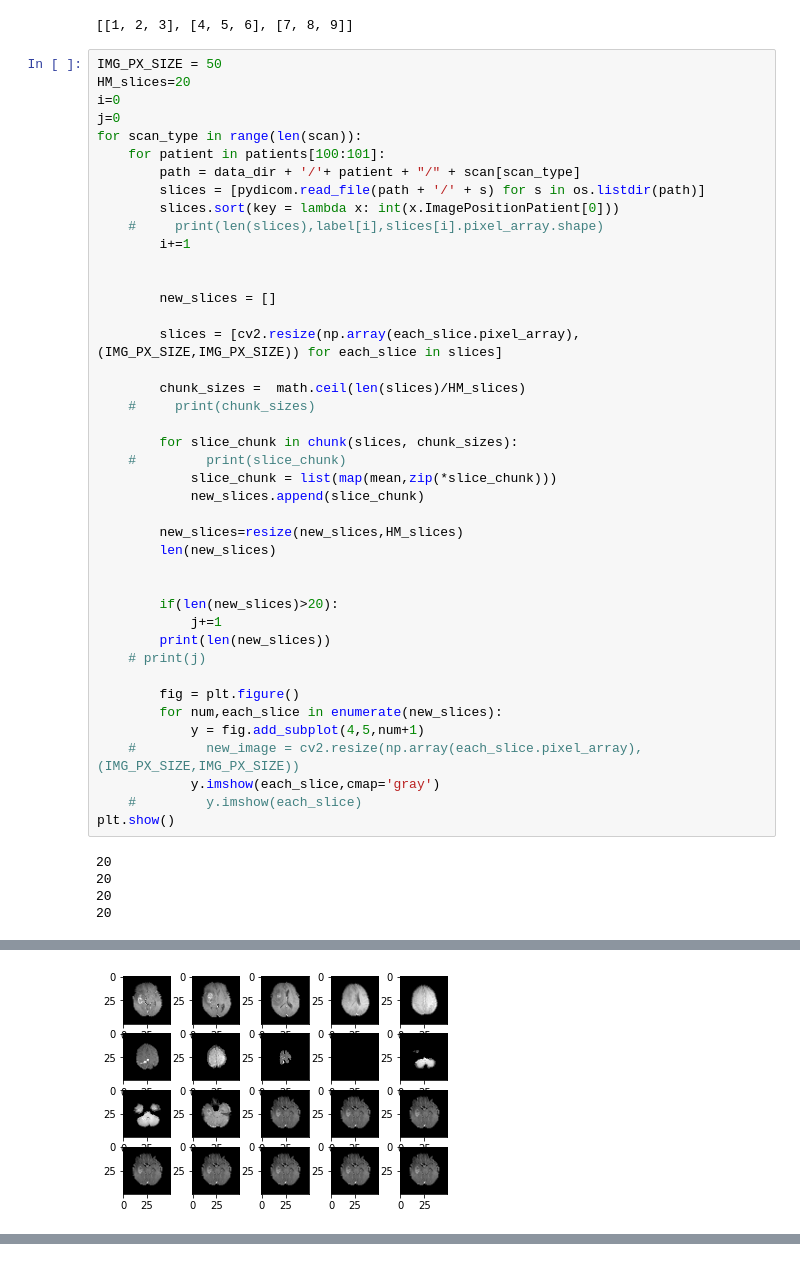
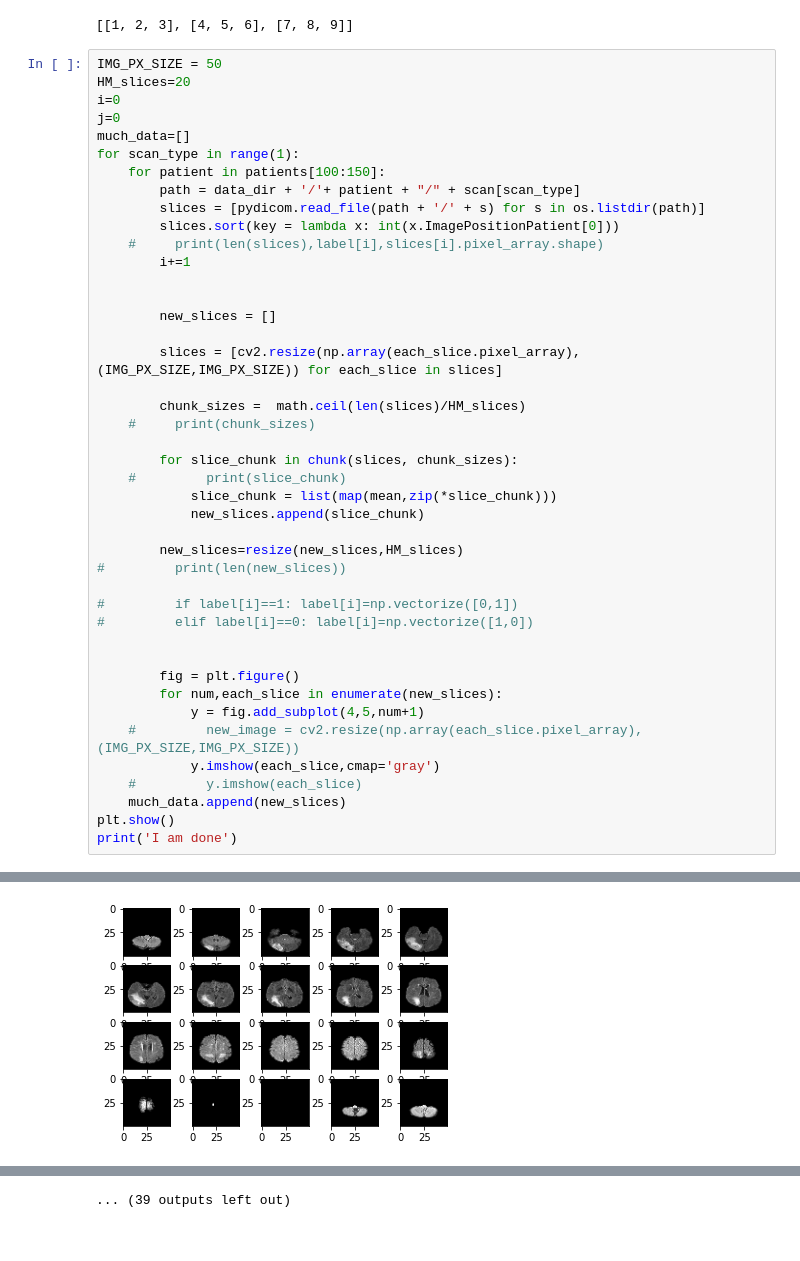
Before and after one commit to morancium/RSNA, a Jupyter notebook: testingHere.ipynb, the cells around one changed output, grey strips where cells are left out. Cells and saved outputs as stored; diff of their text form.

```diff
--- a/testingHere.ipynb
+++ b/testingHere.ipynb
@@ -111,8 +121,9 @@ IMG_PX_SIZE = 50
 HM_slices=20
 i=0
 j=0
-for scan_type in range(len(scan)):
-    for patient in patients[100:101]:
+much_data=[]
+for scan_type in range(1):
+    for patient in patients[100:150]:
         path = data_dir + '/'+ patient + "/" + scan[scan_type]
         slices = [pydicom.read_file(path + '/' + s) for s in os.listdir(path)]
         slices.sort(key = lambda x: int(x.ImagePositionPatient[0]))
@@ -133,13 +144,11 @@ for scan_type in range(len(scan)):
             new_slices.append(slice_chunk)
 
         new_slices=resize(new_slices,HM_slices)
-        len(new_slices)
+#         print(len(new_slices))
 
+#         if label[i]==1: label[i]=np.vectorize([0,1])
+#         elif label[i]==0: label[i]=np.vectorize([1,0])
 
-        if(len(new_slices)>20):
-            j+=1
-        print(len(new_slices))
-    # print(j)
 
         fig = plt.figure()
         for num,each_slice in enumerate(new_slices):
@@ -147,10 +156,8 @@ for scan_type in range(len(scan)):
     #         new_image = cv2.resize(np.array(each_slice.pixel_array),(IMG_PX_SIZE,IMG_PX_SIZE))
             y.imshow(each_slice,cmap='gray')
     #         y.imshow(each_slice)
+    much_data.append(new_slices)
 plt.show()
+print('I am done')
 # %% [output]
-20
-20
-20
-20
 [figure]
@@ -158 +165 @@ plt.show()
-[figure, old version]
+[figure, new version]
@@ -160,3 +175,4 @@ plt.show()
+... (39 outputs left out)
 # %%
 '''from scipy.ndimage import zoom
 IMG_PX_SIZE = 250
```
Also changed, not shown: parts of 8 cells of this notebook.
